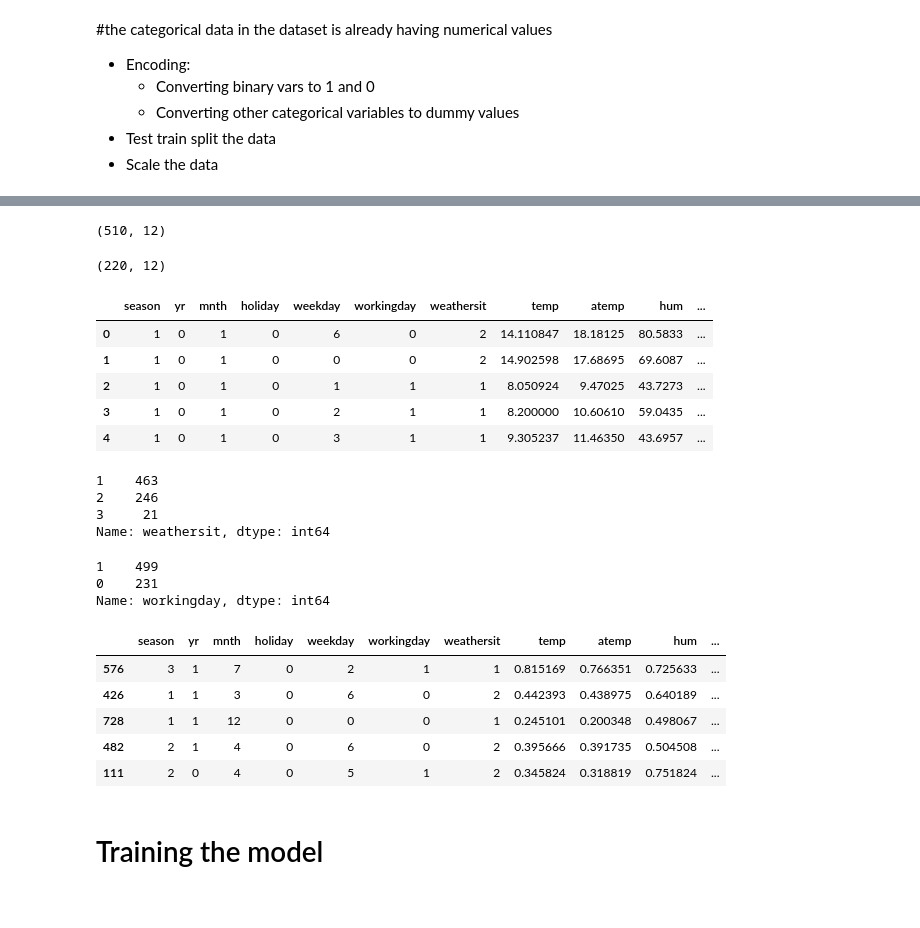
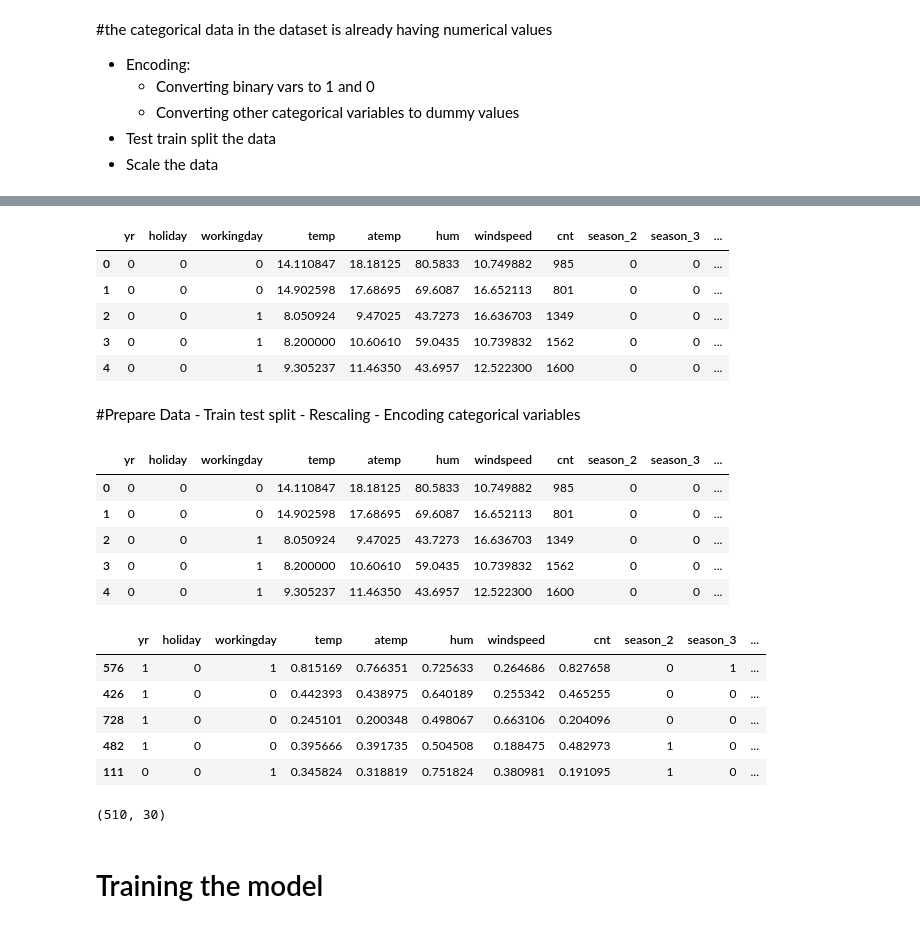
Before and after one commit to gautamjoshi1984/Bike_Sharing_MLR_Assignment, a Jupyter notebook: BikeSharing.ipynb, the cells around one changed output, grey strips where cells are left out. Cells and saved outputs as stored; diff of their text form; code cells hidden in the pictures.

```diff
--- a/BikeSharing.ipynb
+++ b/BikeSharing.ipynb
@@ -145,53 +163,69 @@ bike.head()
+# %%
+#Encoding the categorical data using get_dummies
+#season, year,mnth,weekday,weathersit
+
+season_d = pd.get_dummies(df['season'],drop_first=True,prefix = 'season')
+mnth_d = pd.get_dummies(df['mnth'],drop_first=True,prefix = 'mnth')
+weekday_d = pd.get_dummies(df['weekday'],drop_first=True,prefix = 'weekday')
+weathersit_d = pd.get_dummies(df['weathersit'],drop_first=True, prefix = 'weathersit')
+# %%
+#Concat original dataframe with the new encoded datasets
+df = pd.concat([df,season_d,mnth_d,weekday_d,weathersit_d],axis =1)
+# %%
+#Drop the columns for which dummy variables have been created
+df = df.drop(['season','mnth','weekday','weathersit'],axis =1)
+# %%
+df.head()
+# %% [output]
+|  | yr | holiday | workingday | temp | atemp | hum | windspeed | cnt | season_2 | season_3 | ... |
+| 0 | 0 | 0 | 0 | 14.110847 | 18.18125 | 80.5833 | 10.749882 | 985 | 0 | 0 | ... |
+| 1 | 0 | 0 | 0 | 14.902598 | 17.68695 | 69.6087 | 16.652113 | 801 | 0 | 0 | ... |
+| 2 | 0 | 0 | 1 | 8.050924 | 9.47025 | 43.7273 | 16.636703 | 1349 | 0 | 0 | ... |
+| 3 | 0 | 0 | 1 | 8.200000 | 10.60610 | 59.0435 | 10.739832 | 1562 | 0 | 0 | ... |
+| 4 | 0 | 0 | 1 | 9.305237 | 11.46350 | 43.6957 | 12.522300 | 1600 | 0 | 0 | ... |
+# %% [markdown]
+#Prepare Data
+    - Train test split
+    - Rescaling
+    - Encoding categorical variables
 # %%
 import sklearn
 from sklearn.model_selection import train_test_split
 
-bike_train,bike_test = train_test_split(bike,train_size=0.7, random_state=100)
+df_train,df_test = train_test_split(df,train_size=0.7, random_state=100)
-# %% [output]
-(510, 12)
-(220, 12)
 # %%
 #Rescaling the features
-bike.head()
+df.head()
 # %% [output]
-|  | season | yr | mnth | holiday | weekday | workingday | weathersit | temp | atemp | hum | ... |
-| 0 | 1 | 0 | 1 | 0 | 6 | 0 | 2 | 14.110847 | 18.18125 | 80.5833 | ... |
-| 1 | 1 | 0 | 1 | 0 | 0 | 0 | 2 | 14.902598 | 17.68695 | 69.6087 | ... |
-| 2 | 1 | 0 | 1 | 0 | 1 | 1 | 1 | 8.050924 | 9.47025 | 43.7273 | ... |
-| 3 | 1 | 0 | 1 | 0 | 2 | 1 | 1 | 8.200000 | 10.60610 | 59.0435 | ... |
-| 4 | 1 | 0 | 1 | 0 | 3 | 1 | 1 | 9.305237 | 11.46350 | 43.6957 | ... |
+|  | yr | holiday | workingday | temp | atemp | hum | windspeed | cnt | season_2 | season_3 | ... |
+| 0 | 0 | 0 | 0 | 14.110847 | 18.18125 | 80.5833 | 10.749882 | 985 | 0 | 0 | ... |
+| 1 | 0 | 0 | 0 | 14.902598 | 17.68695 | 69.6087 | 16.652113 | 801 | 0 | 0 | ... |
+| 2 | 0 | 0 | 1 | 8.050924 | 9.47025 | 43.7273 | 16.636703 | 1349 | 0 | 0 | ... |
+| 3 | 0 | 0 | 1 | 8.200000 | 10.60610 | 59.0435 | 10.739832 | 1562 | 0 | 0 | ... |
+| 4 | 0 | 0 | 1 | 9.305237 | 11.46350 | 43.6957 | 12.522300 | 1600 | 0 | 0 | ... |
-# %%
-bike.weathersit.value_counts()
-# %% [output]
-1    463
-2    246
-3     21
-Name: weathersit, dtype: int64
-# %%
-bike.workingday.value_counts()
-# %% [output]
-1    499
-0    231
-Name: workingday, dtype: int64
 # %%
 from sklearn.preprocessing import MinMaxScaler
 import warnings
 warnings.filterwarnings('ignore')
 #Instantiate an object
 
 scaler = MinMaxScaler()
 
 # Fit on data (only numeric variables)
 num_vars = ['temp','atemp','hum','windspeed','cnt']
 
-bike_train[num_vars] = scaler.fit_transform(bike_train[num_vars])
-bike_train.head()
+df_train[num_vars] = scaler.fit_transform(df_train[num_vars])
+df_train.head()
 # %% [output]
-|  | season | yr | mnth | holiday | weekday | workingday | weathersit | temp | atemp | hum | ... |
-| 576 | 3 | 1 | 7 | 0 | 2 | 1 | 1 | 0.815169 | 0.766351 | 0.725633 | ... |
-| 426 | 1 | 1 | 3 | 0 | 6 | 0 | 2 | 0.442393 | 0.438975 | 0.640189 | ... |
-| 728 | 1 | 1 | 12 | 0 | 0 | 0 | 1 | 0.245101 | 0.200348 | 0.498067 | ... |
-| 482 | 2 | 1 | 4 | 0 | 6 | 0 | 2 | 0.395666 | 0.391735 | 0.504508 | ... |
-| 111 | 2 | 0 | 4 | 0 | 5 | 1 | 2 | 0.345824 | 0.318819 | 0.751824 | ... |
+|  | yr | holiday | workingday | temp | atemp | hum | windspeed | cnt | season_2 | season_3 | ... |
+| 576 | 1 | 0 | 1 | 0.815169 | 0.766351 | 0.725633 | 0.264686 | 0.827658 | 0 | 1 | ... |
+| 426 | 1 | 0 | 0 | 0.442393 | 0.438975 | 0.640189 | 0.255342 | 0.465255 | 0 | 0 | ... |
+| 728 | 1 | 0 | 0 | 0.245101 | 0.200348 | 0.498067 | 0.663106 | 0.204096 | 0 | 0 | ... |
+| 482 | 1 | 0 | 0 | 0.395666 | 0.391735 | 0.504508 | 0.188475 | 0.482973 | 1 | 0 | ... |
+| 111 | 0 | 0 | 1 | 0.345824 | 0.318819 | 0.751824 | 0.380981 | 0.191095 | 1 | 0 | ... |
+# %%
+df_train.shape
+# %% [output]
+(510, 30)
 # %% [markdown]
 # Training the model
```
Also changed, not shown: parts of 70 cells of this notebook.
